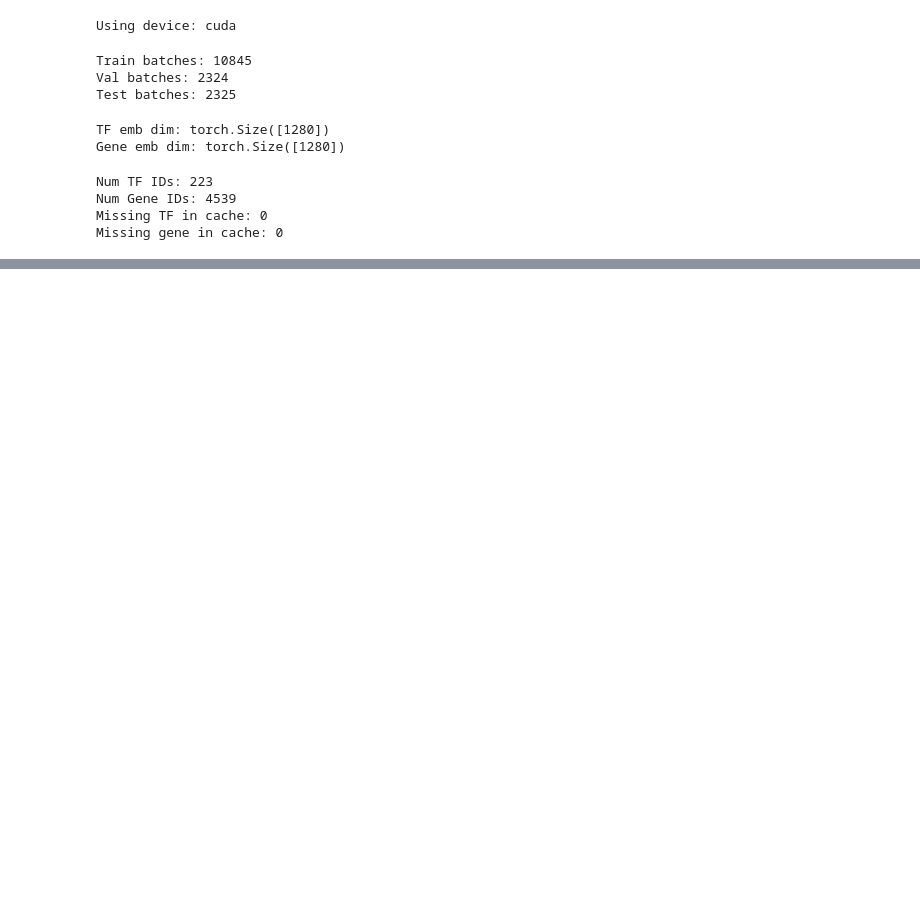
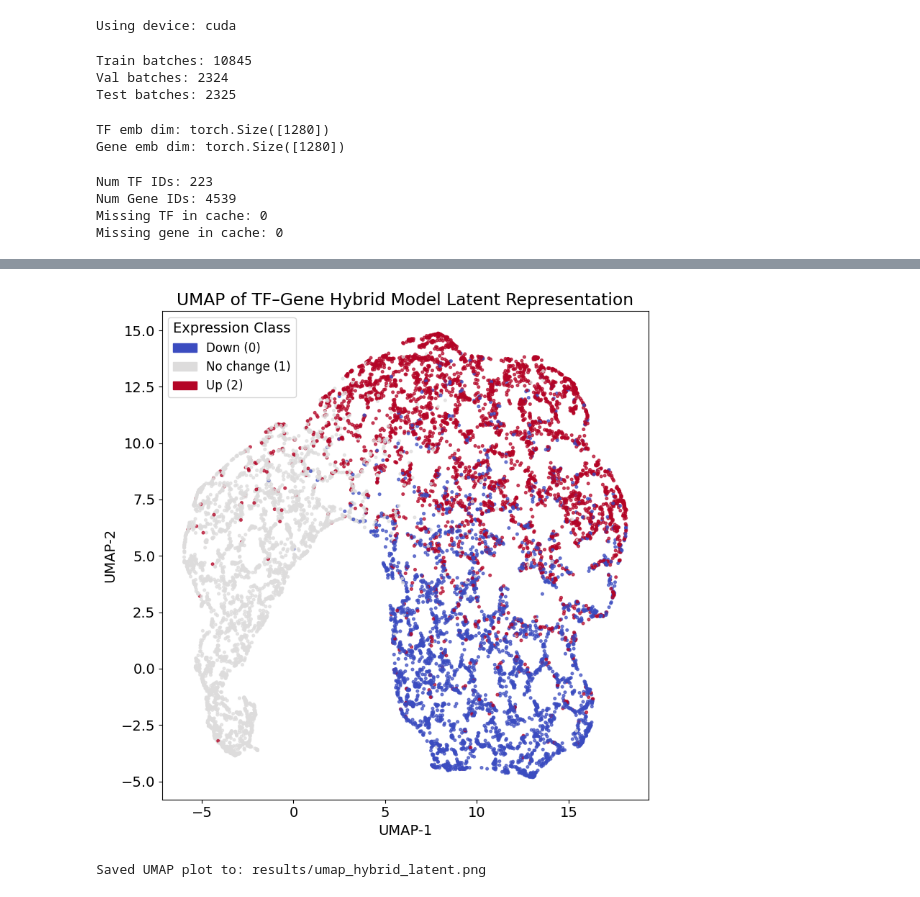
Before and after one commit to navidh86/perturbseq-10701, a Jupyter notebook: Combine_classify.ipynb, the cells around one changed output, grey strips where cells are left out. Cells and saved outputs as stored; diff of their text form; code cells hidden in the pictures; blank space fills up the shorter version.

Commit message:
Umap analysis done

```diff
--- a/Combine_classify.ipynb
+++ b/Combine_classify.ipynb
@@ -326,0 +393,69 @@ weighted avg     0.7260    0.7256    0.7220      2325
+# %%
+# =========================
+# UMAP
+# =========================
+!pip install umap-learn --quiet
+import umap
+
+reducer = umap.UMAP(n_neighbors=20, min_dist=0.1)
+umap_emb = reducer.fit_transform(embeds)
+# %%
+# =========================
+# PLOT + LEGEND + SAVE
+# =========================
+import matplotlib.pyplot as plt
+import matplotlib.patches as mpatches
+
+plt.figure(figsize=(8,8))
+scatter = plt.scatter(
+    umap_emb[:,0], umap_emb[:,1],
+    c=labels,
+    cmap="coolwarm",
+    s=7,
+    alpha=0.7
+)
+
+plt.title("UMAP of TF–Gene Hybrid Model Latent Representation")
+plt.xlabel("UMAP-1")
+plt.ylabel("UMAP-2")
+plt.tight_layout()
+plt.rcParams.update({'font.size': 14})
+
+
+# =========================
+# LEGEND (No colorbar)
+# =========================
+# define colors manually from the scatter colormap
+cmap = plt.get_cmap("coolwarm")
+class0_color = cmap(0.0)      # for label 0
+class1_color = cmap(0.5)      # for label 1
+class2_color = cmap(1.0)      # for label 2
+
+legend_handles = [
+    mpatches.Patch(color=class0_color, label="Down (0)"),
+    mpatches.Patch(color=class1_color, label="No change (1)"),
+    mpatches.Patch(color=class2_color, label="Up (2)")
+]
+
+# plt.legend(handles=legend_handles, title="Expression Class", loc="best")
+plt.legend(
+    handles=legend_handles,
+    title="Expression Class",
+    fontsize=12,        # ← legend label font size
+    title_fontsize=14,  # ← legend title font size
+    loc="best"
+)
+
+# =========================
+# SAVE FIGURE
+# =========================
+save_path = "results/umap_hybrid_latent.png"
+os.makedirs("results", exist_ok=True)
+plt.savefig(save_path, dpi=300)
+
+plt.show()
+
+print(f"Saved UMAP plot to: {save_path}")
+# %% [output]
+[figure, added]
+Saved UMAP plot to: results/umap_hybrid_latent.png
```
Also changed, not shown: parts of 5 cells of this notebook.
